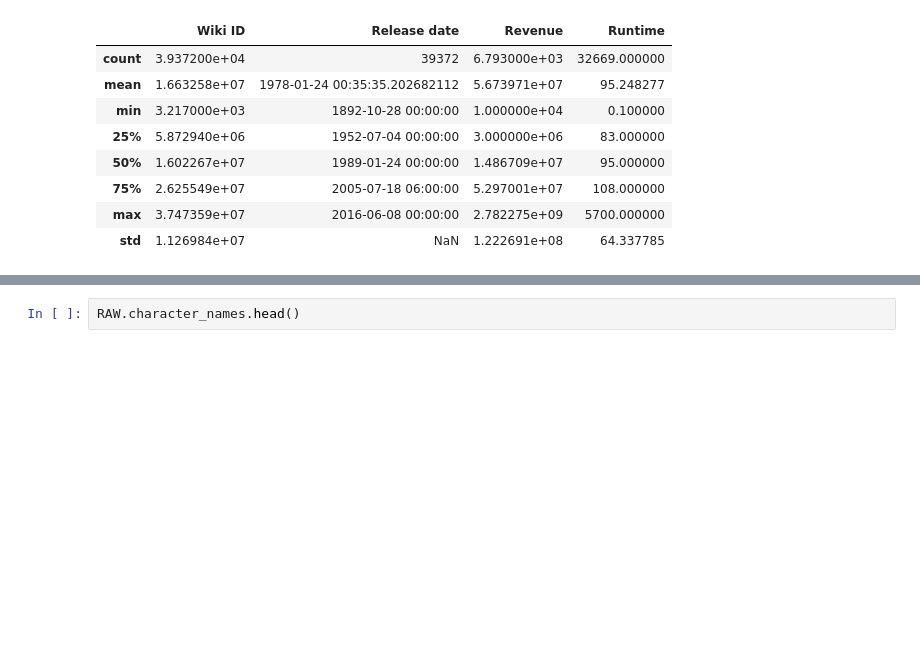
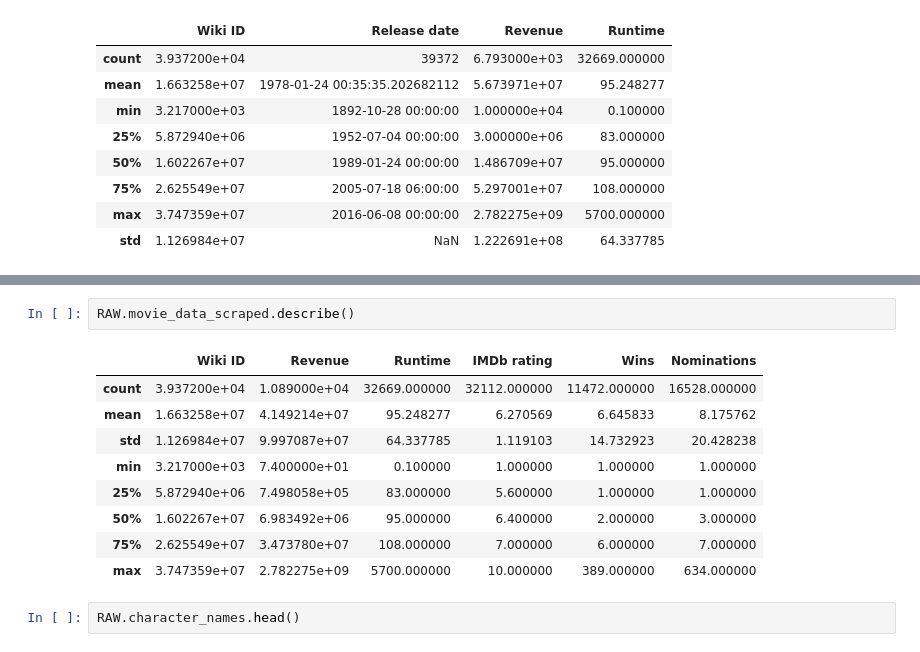
Before and after one commit to epfl-ada/ada-2023-project-fauttrouverunnompourada, a Jupyter notebook: P2.ipynb, the cells around one changed output, grey strips where cells are left out. Drawn from its saved outputs; the diff is of its cells as text; blank space fills up the shorter version.

```diff
--- a/P2.ipynb
+++ b/P2.ipynb
@@ -71,3 +82,15 @@ RAW.movie_data.describe()
+# %%
+RAW.movie_data_scraped.describe()
+# %% [output]
+|  | Wiki ID | Revenue | Runtime | IMDb rating | Wins | Nominations |
+| count | 3.937200e+04 | 1.089000e+04 | 32669.000000 | 32112.000000 | 11472.000000 | 16528.000000 |
+| mean | 1.663258e+07 | 4.149214e+07 | 95.248277 | 6.270569 | 6.645833 | 8.175762 |
+| std | 1.126984e+07 | 9.997087e+07 | 64.337785 | 1.119103 | 14.732923 | 20.428238 |
+| min | 3.217000e+03 | 7.400000e+01 | 0.100000 | 1.000000 | 1.000000 | 1.000000 |
+| 25% | 5.872940e+06 | 7.498058e+05 | 83.000000 | 5.600000 | 1.000000 | 1.000000 |
+| 50% | 1.602267e+07 | 6.983492e+06 | 95.000000 | 6.400000 | 2.000000 | 3.000000 |
+| 75% | 2.625549e+07 | 3.473780e+07 | 108.000000 | 7.000000 | 6.000000 | 7.000000 |
+| max | 3.747359e+07 | 2.782275e+09 | 5700.000000 | 10.000000 | 389.000000 | 634.000000 |
 # %%
 RAW.character_names.head()
 # %% [output]
```
Also changed, not shown: parts of 5 cells of this notebook.
